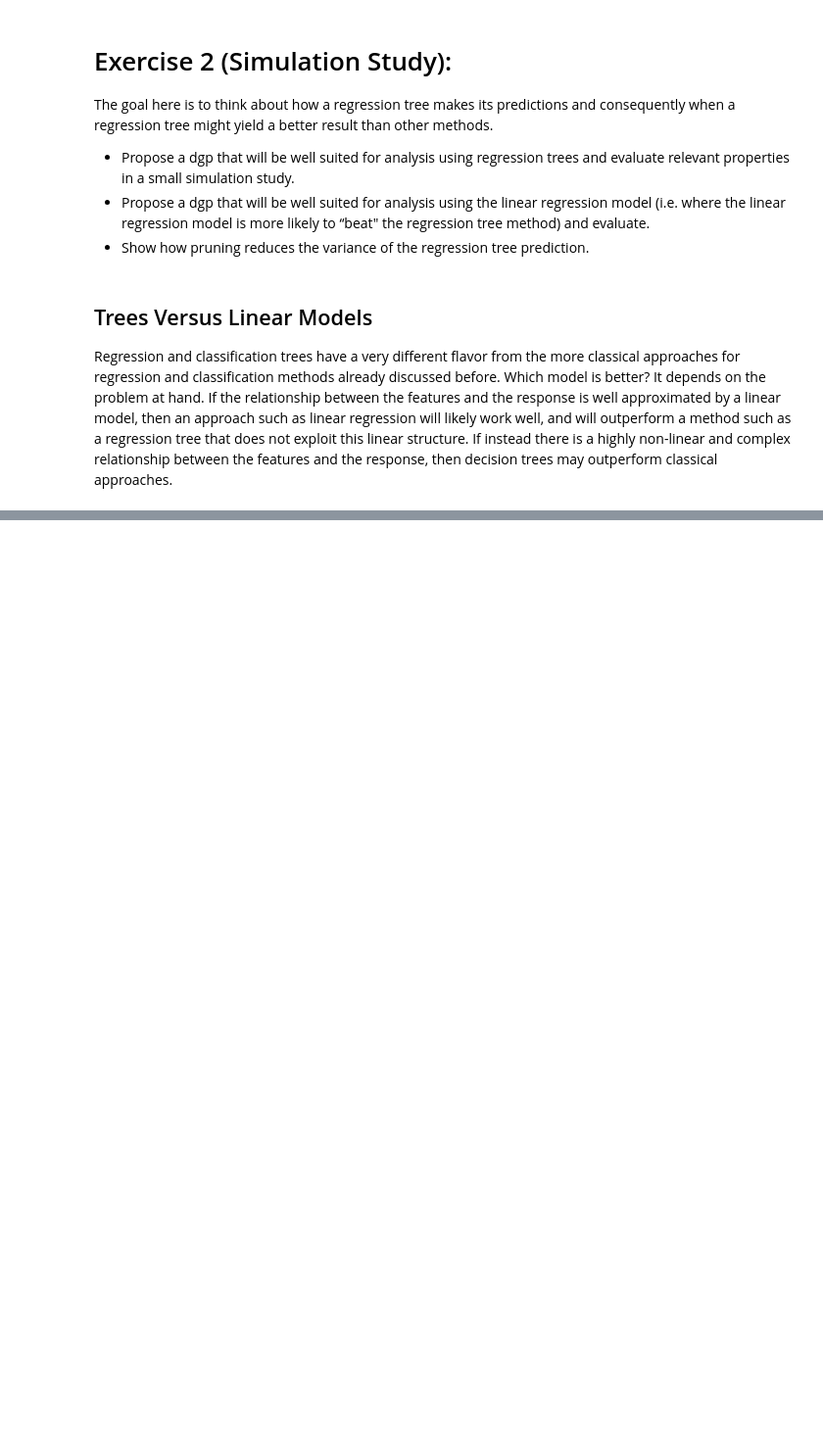
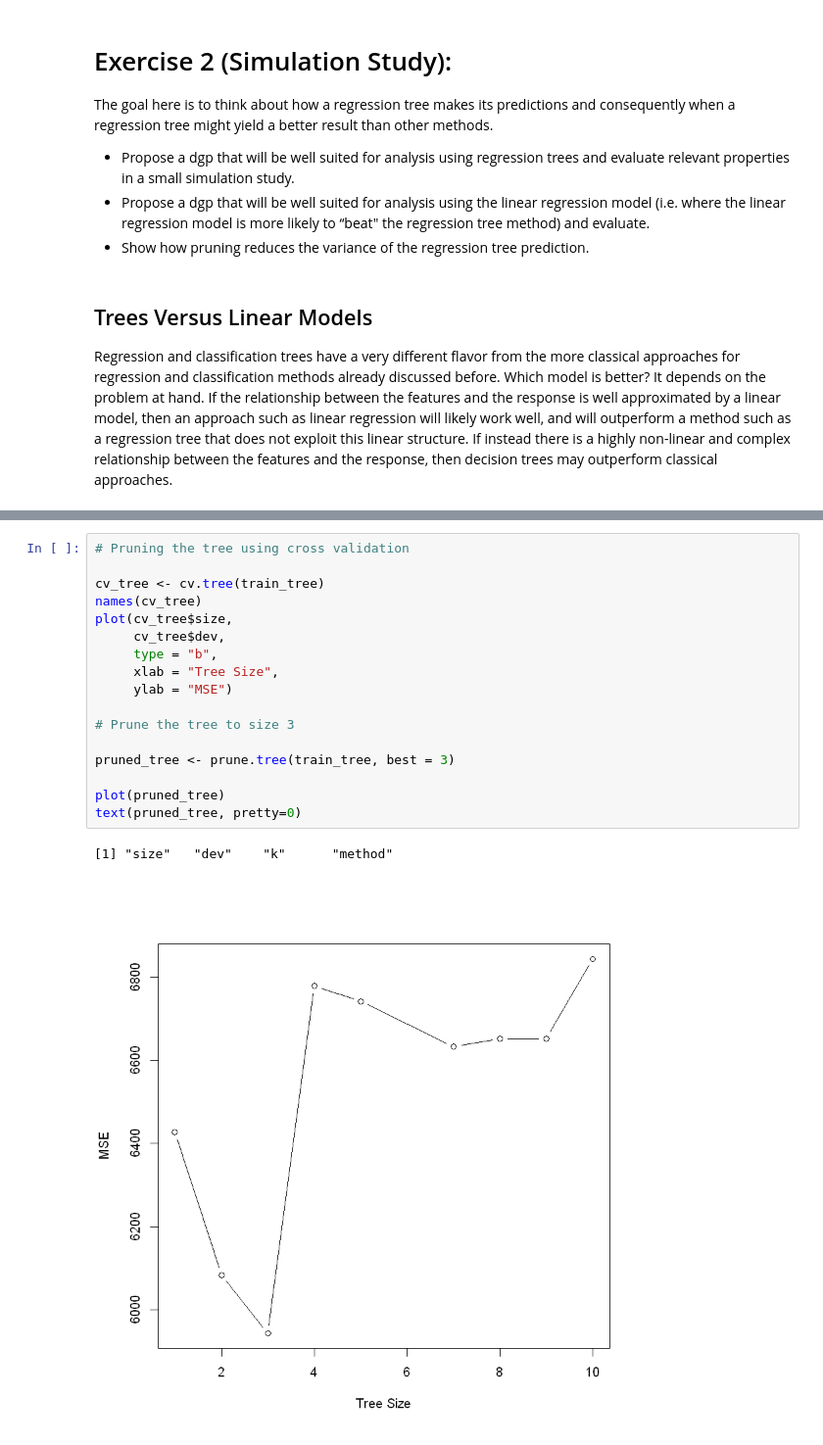
Before and after one commit to jstolt3/PS6-Group-14, a Jupyter notebook: ps7-2.ipynb, the cells around one changed output, grey strips where cells are left out. Shown at 98% size. Drawn from its saved outputs; the diff is of its cells as text; blank space fills up the shorter version.

```diff
--- a/ps7-2.ipynb
+++ b/ps7-2.ipynb
@@ -110,0 +106,20 @@ mse_lm
+# %%
+# Pruning the tree using cross validation
+
+cv_tree <- cv.tree(train_tree)
+names(cv_tree)
+plot(cv_tree$size,
+     cv_tree$dev,
+     type = "b",
+     xlab = "Tree Size",
+     ylab = "MSE")
+
+# Prune the tree to size 3
+
+pruned_tree <- prune.tree(train_tree, best = 3)
+
+plot(pruned_tree)
+text(pruned_tree, pretty=0)
+# %% [output]
+[1] "size"   "dev"    "k"      "method"
+[figure, added]
```
Also changed, not shown: parts of 6 cells of this notebook.
